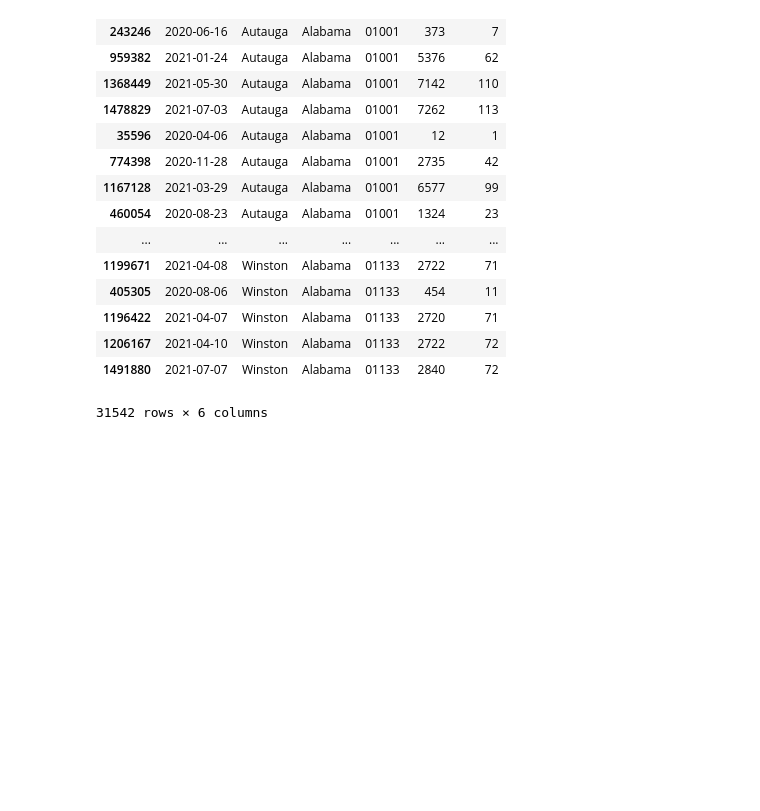
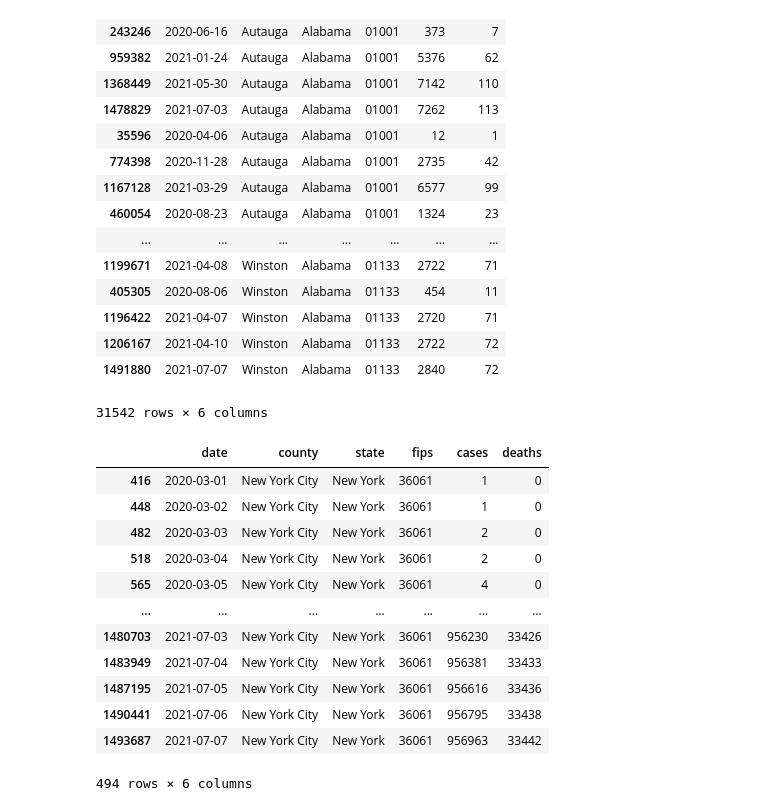
Before and after one commit to ludwigrubio/covid19-HCSC, a Jupyter notebook: Exploratory/COVID-19 NYTimes - Exploratory.ipynb, the cells around one changed output. Saved outputs shown, nothing was run; the diff lists cells and outputs as text; code cells hidden in the pictures; blank space fills up the shorter version.

```diff
--- a/Exploratory/COVID-19 NYTimes - Exploratory.ipynb
+++ b/Exploratory/COVID-19 NYTimes - Exploratory.ipynb
@@ -192,3 +210,24 @@ covidCounties[covidCounties['state'] =='Alabama'].sort_values(by='fips')
 | 1206167 | 2021-04-10 | Winston | Alabama | 01133 | 2722 | 72 |
 | 1491880 | 2021-07-07 | Winston | Alabama | 01133 | 2840 | 72 |
 31542 rows × 6 columns
+# %%
+# 36061 Flip is missing we can try to use in NY
+covidCounties[covidCounties['fips'].str.startswith('360')][['fips']].drop_duplicates().sort_values(['fips']).reset_index(drop=True)
+
+covidCounties.loc[covidCounties['county'] == 'New York City', 'fips']  = '36061'
+
+covidCounties[covidCounties['county'] == 'New York City']
+# %% [output]
+|  | date | county | state | fips | cases | deaths |
+| 416 | 2020-03-01 | New York City | New York | 36061 | 1 | 0 |
+| 448 | 2020-03-02 | New York City | New York | 36061 | 1 | 0 |
+| 482 | 2020-03-03 | New York City | New York | 36061 | 2 | 0 |
+| 518 | 2020-03-04 | New York City | New York | 36061 | 2 | 0 |
+| 565 | 2020-03-05 | New York City | New York | 36061 | 4 | 0 |
+| ... | ... | ... | ... | ... | ... | ... |
+| 1480703 | 2021-07-03 | New York City | New York | 36061 | 956230 | 33426 |
+| 1483949 | 2021-07-04 | New York City | New York | 36061 | 956381 | 33433 |
+| 1487195 | 2021-07-05 | New York City | New York | 36061 | 956616 | 33436 |
+| 1490441 | 2021-07-06 | New York City | New York | 36061 | 956795 | 33438 |
+| 1493687 | 2021-07-07 | New York City | New York | 36061 | 956963 | 33442 |
+494 rows × 6 columns
```
Also changed, not shown: parts of 2 cells of this notebook, 6 other files.
